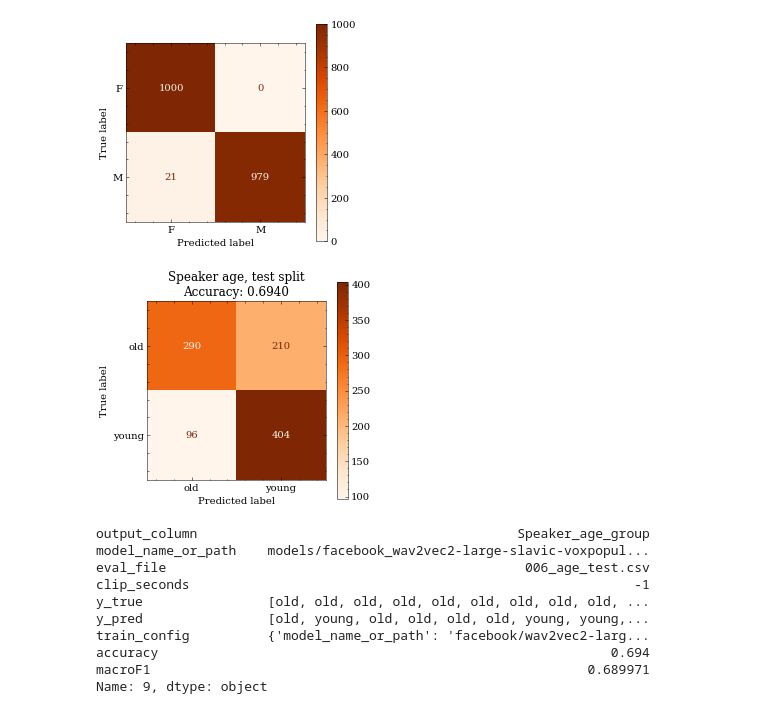
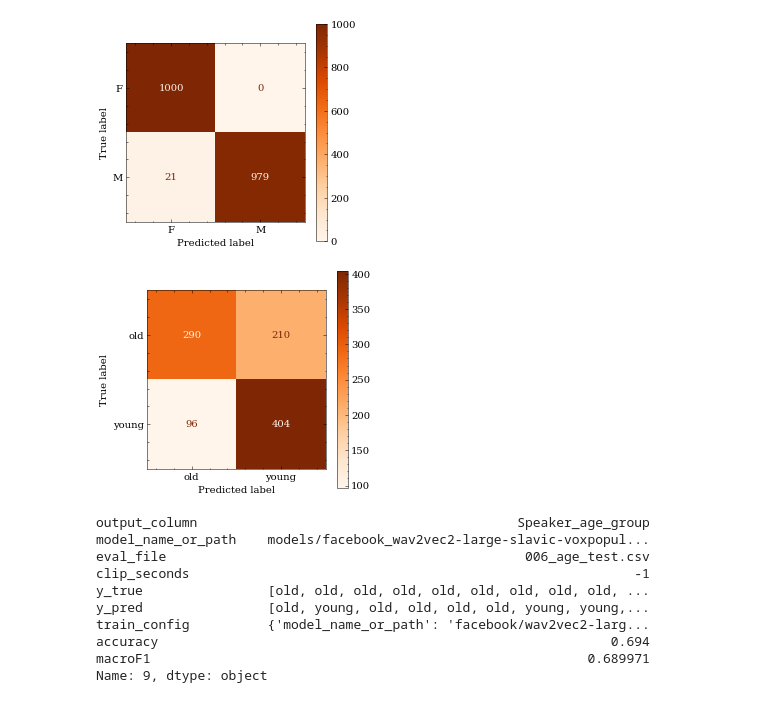
Before and after one commit to 5roop/task11, a Jupyter notebook: 009_analisis.ipynb, the cells around one changed output. Cells and saved outputs as stored; diff of their text form; code cells hidden in the pictures.

Commit message:
Rerun for pictures without titles

```diff
--- a/009_analisis.ipynb
+++ b/009_analisis.ipynb
@@ -107,17 +107,17 @@ plt.show()
 # %%
 y_true, y_pred = df.loc[9, ["y_true", "y_pred"]]
 import matplotlib.pyplot as plt
 plt.style.use("science no-latex".split())
 from sklearn.metrics import ConfusionMatrixDisplay
 fi, ax = plt.subplots(figsize=(4,4))
 ConfusionMatrixDisplay.from_predictions(
    y_true, y_pred, cmap="Oranges", ax=ax, xticks_rotation=0)
-plt.title("Speaker age, test split\nAccuracy: 0.6940")
+# plt.title("Speaker age, test split\nAccuracy: 0.6940")
 plt.savefig("images/009_cm_speaker_age_test.png")
 plt.savefig("images/009_cm_speaker_age_test.pdf")
 plt.show()
 # %% [output]
-[figure, old version]
+[figure, new version]
 # %%
 df.loc[9, :]
 # %% [output]
```
Also changed, not shown: 4 other files.
